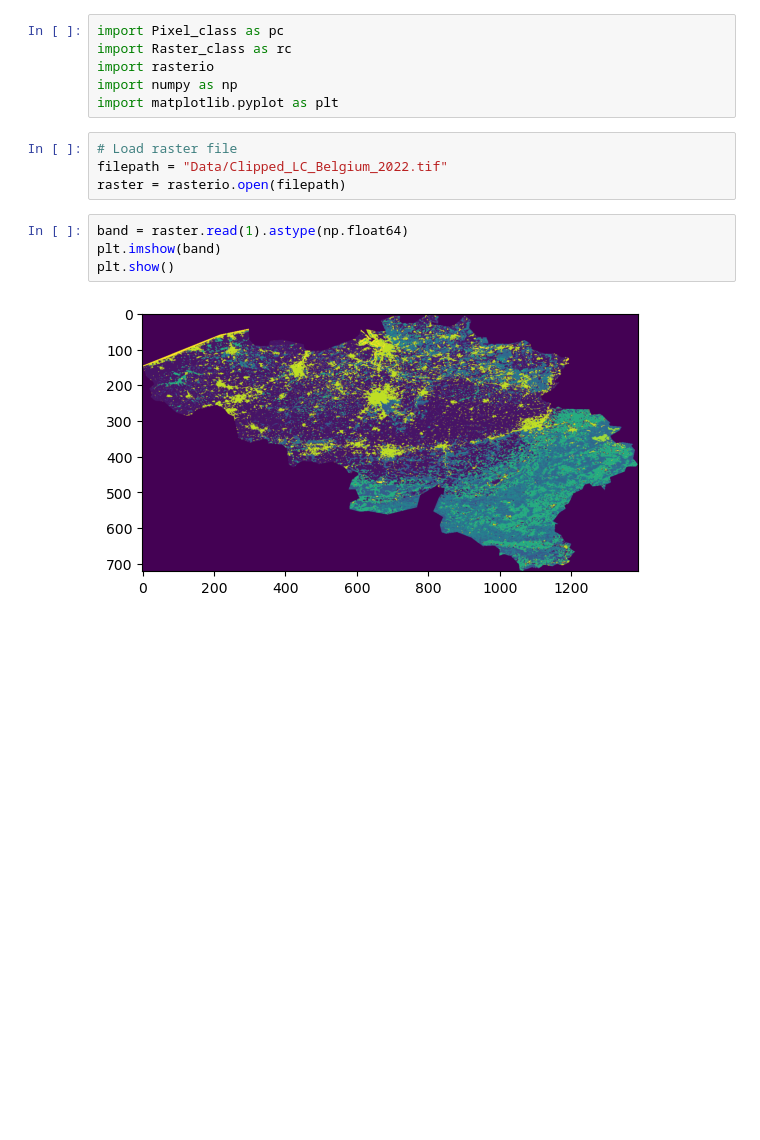
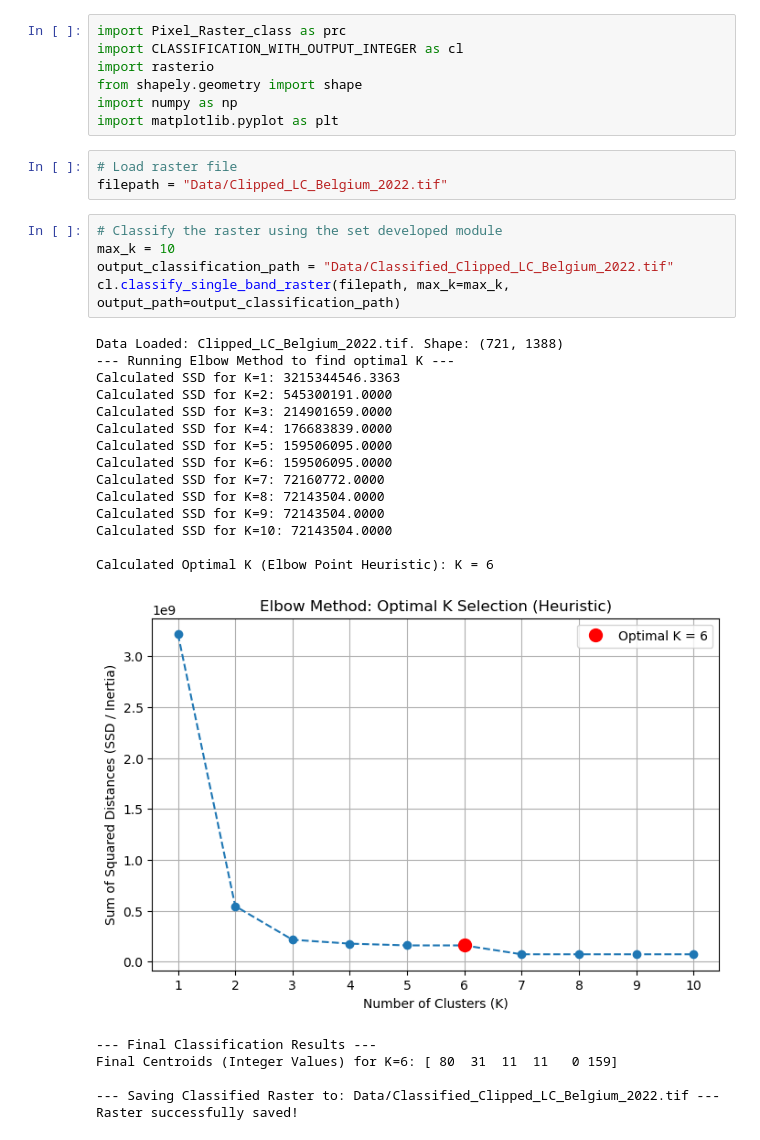
Before and after one commit to LucasVerbeeke/GeospatialProject, a Jupyter notebook: TestGrouping.ipynb, the cells around one changed output. Cells and saved outputs as stored; diff of their text form; blank space fills up the shorter version.

Commit message:
Moved the pixel class and the raster class to one file, made the grouping process much faster, now has raster file as output

```diff
--- a/TestGrouping.ipynb
+++ b/TestGrouping.ipynb
@@ -1,16 +1,36 @@
 # %%
-import Pixel_class as pc
-import Raster_class as rc
+import Pixel_Raster_class as prc
+import CLASSIFICATION_WITH_OUTPUT_INTEGER as cl
 import rasterio
+from shapely.geometry import shape
 import numpy as np
 import matplotlib.pyplot as plt
 # %%
 # Load raster file
 filepath = "Data/Clipped_LC_Belgium_2022.tif"
-raster = rasterio.open(filepath)
-# %%
-band = raster.read(1).astype(np.float64)
-plt.imshow(band)
-plt.show()
-# %% [output]
-[figure, removed]
+# %%
+# Classify the raster using the set developed module
+max_k = 10
+output_classification_path = "Data/Classified_Clipped_LC_Belgium_2022.tif"
+cl.classify_single_band_raster(filepath, max_k=max_k, output_path=output_classification_path)
+# %% [output]
+Data Loaded: Clipped_LC_Belgium_2022.tif. Shape: (721, 1388)
+--- Running Elbow Method to find optimal K ---
+Calculated SSD for K=1: 3215344546.3363
+Calculated SSD for K=2: 545300191.0000
+Calculated SSD for K=3: 214901659.0000
+Calculated SSD for K=4: 176683839.0000
+Calculated SSD for K=5: 159506095.0000
+Calculated SSD for K=6: 159506095.0000
+Calculated SSD for K=7: 72160772.0000
+Calculated SSD for K=8: 72143504.0000
+Calculated SSD for K=9: 72143504.0000
+Calculated SSD for K=10: 72143504.0000
+
+Calculated Optimal K (Elbow Point Heuristic): K = 6
+[figure, added]
+--- Final Classification Results ---
+Final Centroids (Integer Values) for K=6: [ 80  31  11  11   0 159]
+
+--- Saving Classified Raster to: Data/Classified_Clipped_LC_Belgium_2022.tif ---
+Raster successfully saved!
```
Also changed, not shown: parts of 11 cells of this notebook, 4 other files.
